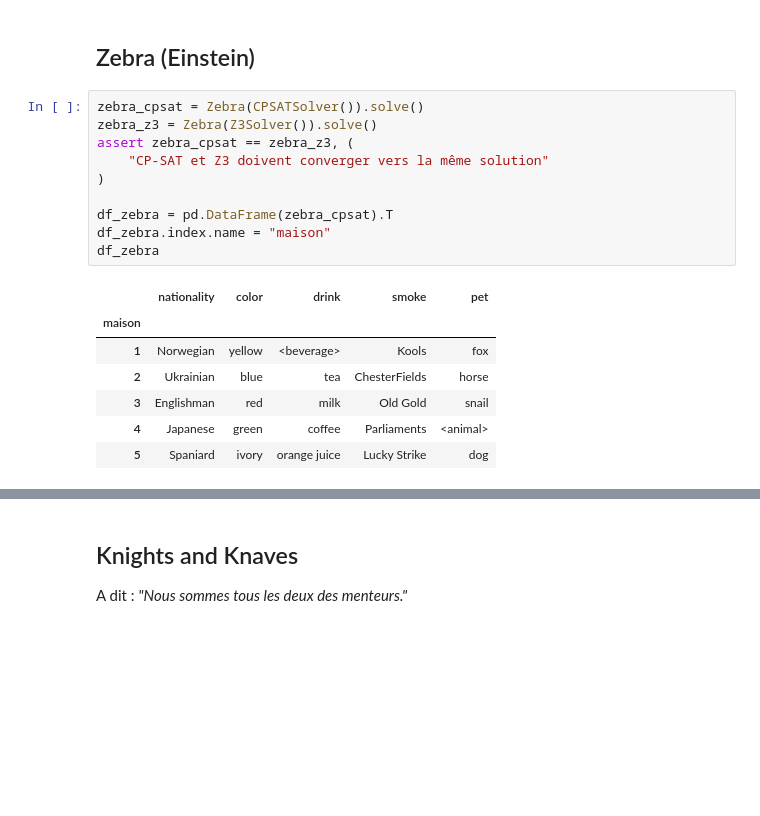
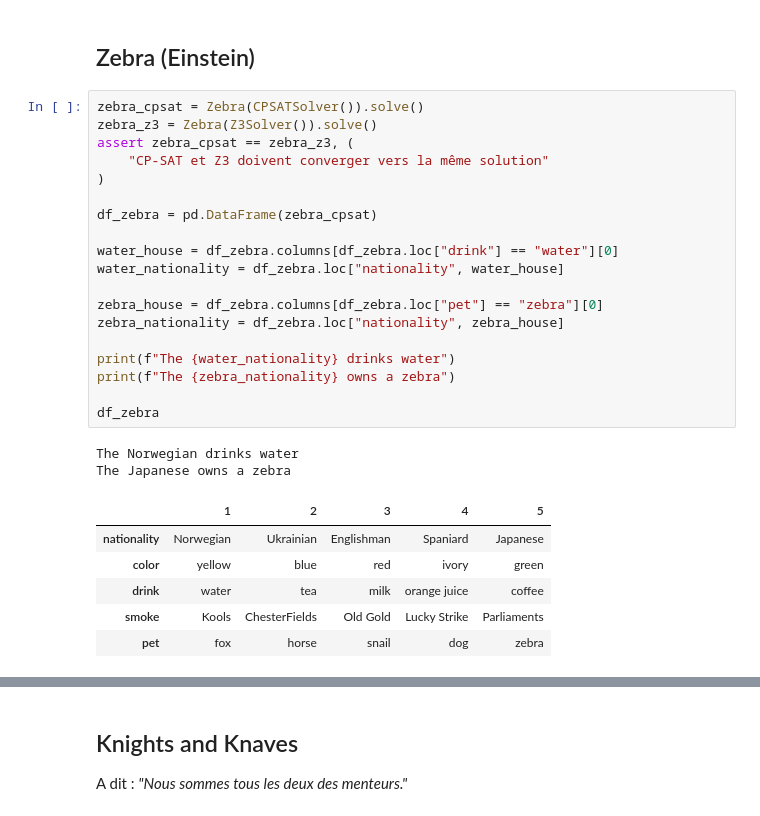
Before and after one commit to 6zaille/2026-Epita-Intelligence-Symbolique, a Jupyter notebook: B4-SMT-Puzzle-Solving/notebooks/demo.ipynb, the cells around one changed output, grey strips where cells are left out. Cells and saved outputs as stored; diff of their text form; blank space fills up the shorter version.

Commit message:
fix(B4): fixes zebra puzzle, formats code, and updates README

```diff
--- a/B4-SMT-Puzzle-Solving/notebooks/demo.ipynb
+++ b/B4-SMT-Puzzle-Solving/notebooks/demo.ipynb
@@ -23,18 +23,28 @@ from my_logic_puzzle_solver.puzzles.sudoku import (
 # %%
 zebra_cpsat = Zebra(CPSATSolver()).solve()
 zebra_z3 = Zebra(Z3Solver()).solve()
 assert zebra_cpsat == zebra_z3, (
     "CP-SAT et Z3 doivent converger vers la même solution"
 )
 
-df_zebra = pd.DataFrame(zebra_cpsat).T
-df_zebra.index.name = "maison"
+df_zebra = pd.DataFrame(zebra_cpsat)
+
+water_house = df_zebra.columns[df_zebra.loc["drink"] == "water"][0]
+water_nationality = df_zebra.loc["nationality", water_house]
+
+zebra_house = df_zebra.columns[df_zebra.loc["pet"] == "zebra"][0]
+zebra_nationality = df_zebra.loc["nationality", zebra_house]
+
+print(f"The {water_nationality} drinks water")
+print(f"The {zebra_nationality} owns a zebra")
+
 df_zebra
 # %% [output]
+The Norwegian drinks water
+The Japanese owns a zebra
-|  | nationality | color | drink | smoke | pet |
-| maison |  |  |  |  |  |
-| 1 | Norwegian | yellow | <beverage> | Kools | fox |
-| 2 | Ukrainian | blue | tea | ChesterFields | horse |
-| 3 | Englishman | red | milk | Old Gold | snail |
-| 4 | Japanese | green | coffee | Parliaments | <animal> |
-| 5 | Spaniard | ivory | orange juice | Lucky Strike | dog |
+|  | 1 | 2 | 3 | 4 | 5 |
+| nationality | Norwegian | Ukrainian | Englishman | Spaniard | Japanese |
+| color | yellow | blue | red | ivory | green |
+| drink | water | tea | milk | orange juice | coffee |
+| smoke | Kools | ChesterFields | Old Gold | Lucky Strike | Parliaments |
+| pet | fox | horse | snail | dog | zebra |
```
Also changed, not shown: parts of 3 cells of this notebook, 5 other files.
